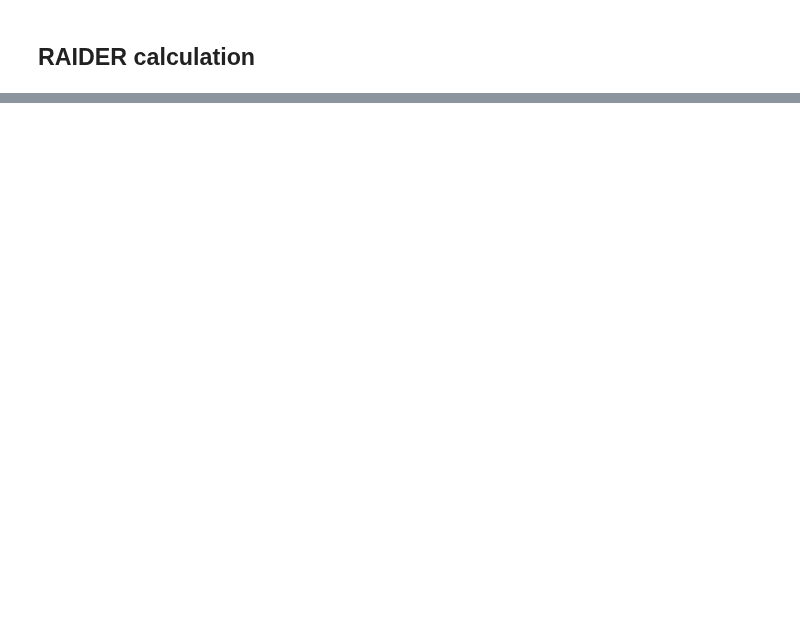
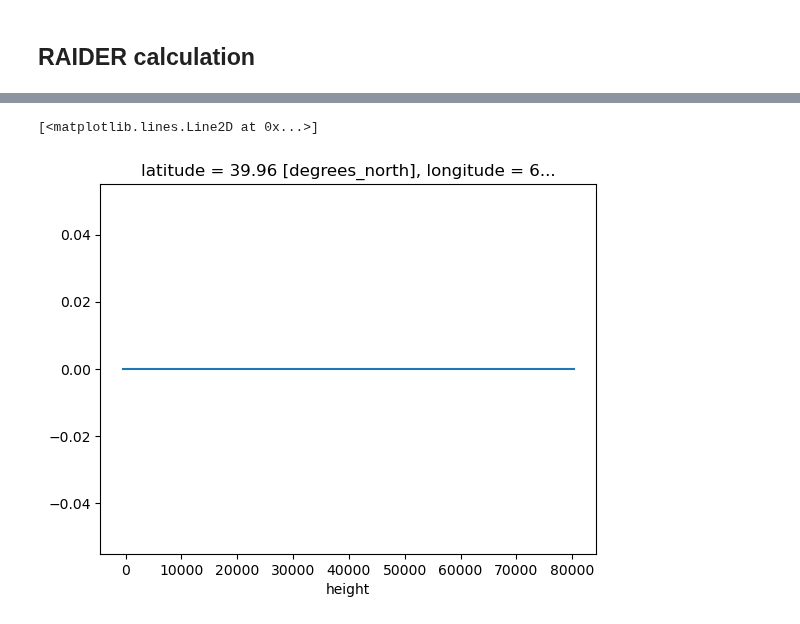
Before and after one commit to opera-adt/tropo, a Jupyter notebook: notebooks/xr_tropo.ipynb, the cells around one changed output, grey strips where cells are left out. Saved outputs shown, nothing was run; the diff lists cells and outputs as text; code cells hidden in the pictures; blank space fills up the shorter version.

```diff
--- a/notebooks/xr_tropo.ipynb
+++ b/notebooks/xr_tropo.ipynb
@@ -1183,0 +310,8 @@ Data variables:
+# %%
+out1 = _rounding_mantissa_blocks(out1, 12)
+# %%
+# NOTe difference could be also due to mantissa rounding
+(out1.hydro[:,0,0] - out2.hydrostatic_delay[0,:,0,0]).plot()
+# %% [output]
+[<matplotlib.lines.Line2D at 0x...>]
+[figure, added]
```
Also changed, not shown: parts of 117 cells of this notebook, 5 other files.
